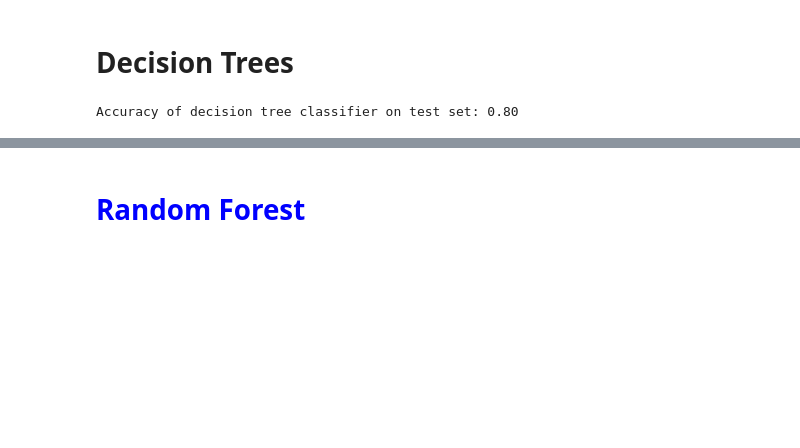
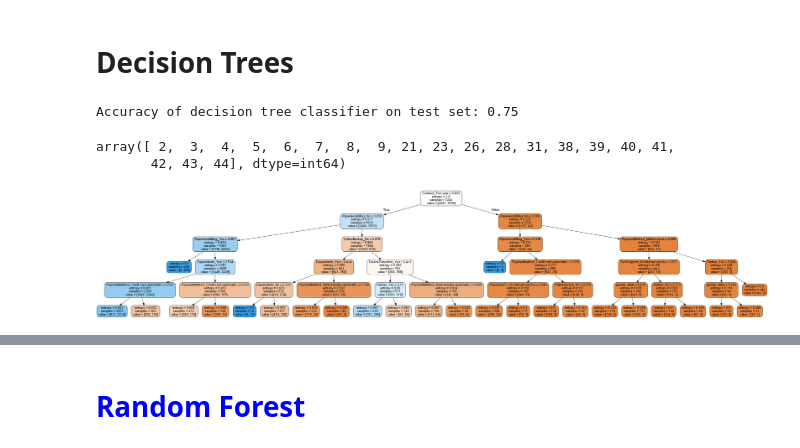
Before and after one commit to HarishPatlolla/Churn-Analysis-using--Logistic-Regression-Decision-Tree-Bagging-Random-Forest-Boosting, a Jupyter notebook: Churn_modelling_github.ipynb, the cells around one changed output, grey strips where cells are left out. Saved outputs shown, nothing was run; the diff lists cells and outputs as text; code cells hidden in the pictures; blank space fills up the shorter version.

```diff
--- a/Churn_modelling_github.ipynb
+++ b/Churn_modelling_github.ipynb
@@ -395,12 +384,39 @@ plt.show()
 # <font color="darkpink">Decision Trees
 # %%
 from sklearn.tree import DecisionTreeClassifier
-dt = DecisionTreeClassifier()
-dt.fit(X_train, y_train)
-y_pred = dt.predict(X_test)
-print('Accuracy of decision tree classifier on test set: {:.2f}'.format(dt.score(X_test, y_test)))
+dec_tree = DecisionTreeClassifier(criterion='entropy',splitter='random',max_depth=5)
+dec_tree.fit(X_train, y_train)
+y_pred = dec_tree.predict(X_test)
+print('Accuracy of decision tree classifier on test set: {:.2f}'.format(dec_tree.score(X_test, y_test)))
 # %% [output]
-Accuracy of decision tree classifier on test set: 0.80
+Accuracy of decision tree classifier on test set: 0.75
+# %%
+important_variables
+# %% [output]
+array([ 2,  3,  4,  5,  6,  7,  8,  9, 21, 23, 26, 28, 31, 38, 39, 40, 41,
+       42, 43, 44], dtype=int64)
+# %%
+#fit a default regression tree
+
+from sklearn.feature_extraction.image import grid_to_graph
+from sklearn import tree
+from sklearn import metrics
+from sklearn.externals.six import StringIO
+from IPython.display import Image, display
+import pydotplus
+
+col_names = list(X_train.columns.values)
+dot_data = StringIO()
+tree.export_graphviz(dec_tree, out_file=dot_data,
+                     feature_names=col_names,
+                     filled=True,
+                     rounded=True,
+                     special_characters=True)
+
+graph = pydotplus.graphviz.graph_from_dot_data(dot_data.getvalue())
+display(Image(graph.create_png()))
+# %% [output]
+[figure, added]
 # %%
 from sklearn.metrics import confusion_matrix
 
```
Also changed, not shown: parts of 17 cells of this notebook.
